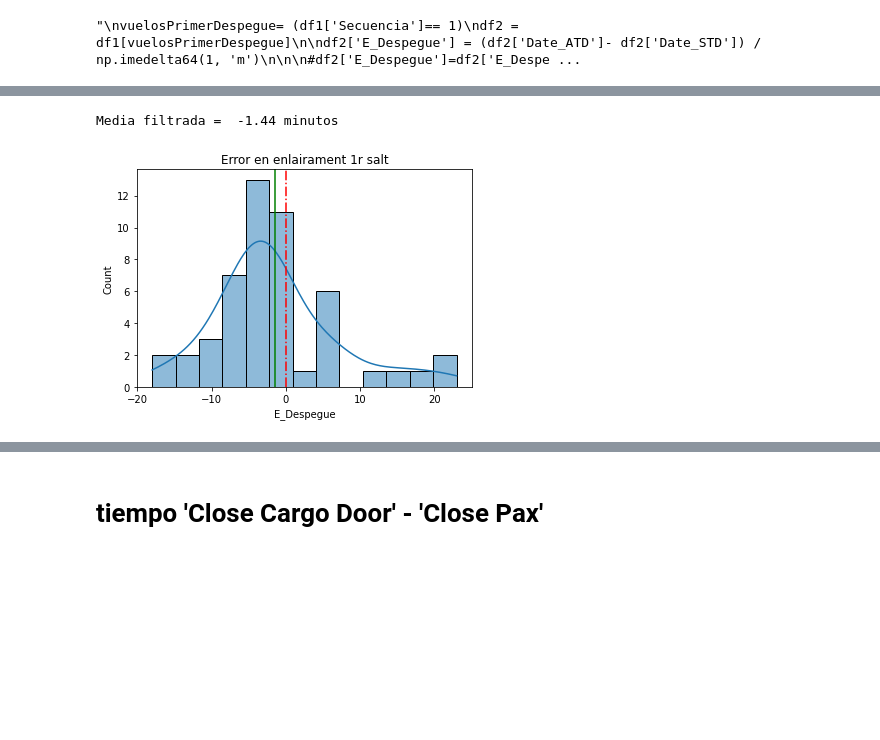
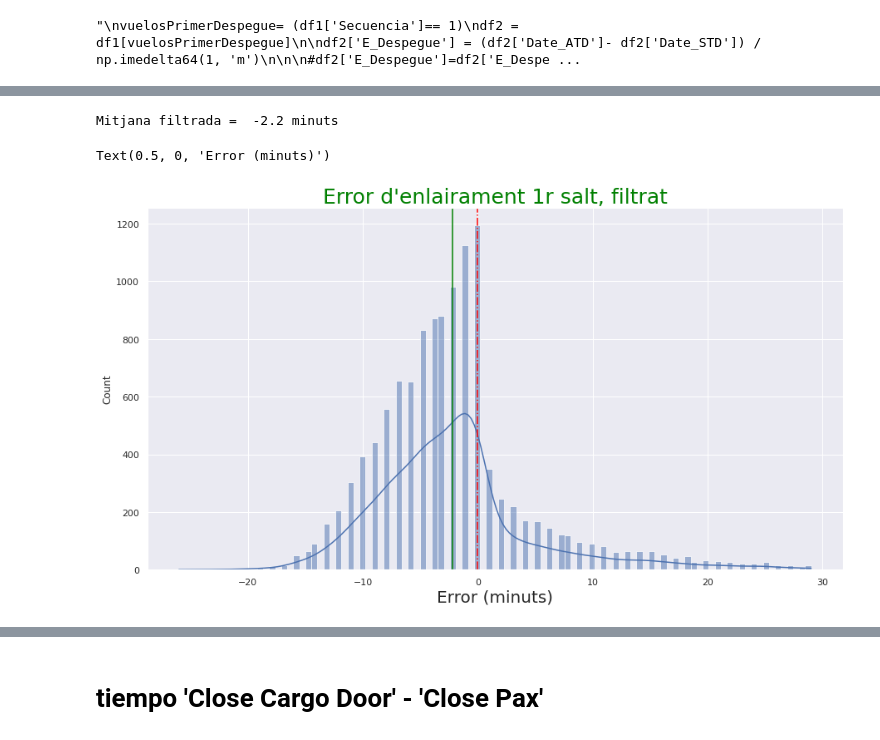
Before and after one commit to JMML2021/Avaluaci-final-per-passar-a-projecte, a Jupyter notebook: Calculo Vueling 2022 con codigos Rev G.ipynb, the cells around one changed output, grey strips where cells are left out. Cells and saved outputs as stored; diff of their text form; code cells hidden in the pictures; blank space fills up the shorter version.

```diff
--- a/Calculo Vueling 2022 con codigos Rev G.ipynb
+++ b/Calculo Vueling 2022 con codigos Rev G.ipynb
@@ -66,7 +66,7 @@ Mounted at /content/drive
 # %%
 path='/content/drive/MyDrive/2022.06.03 2022_delay + cierre puertas CORTO.xlsx'
 # %%
-#path= '/content/drive/MyDrive/Ficheros de Vueling/2022.06.03 2022_delay + cierre puertas.xlsx'
+path= '/content/drive/MyDrive/Ficheros de Vueling/2022.06.03 2022_delay + cierre puertas.xlsx'
 # %%
 # Abrir fichero de Github.
 #path='/content/drive/MyDrive/2022.06.03 2022_delay + cierre puertas CORTO.xlsx'
@@ -518,21 +530,24 @@ Text(0.5, 1.0, 'Distribució Error 1r enlairament')
 # %%
 # Eliminar los outliers
 df2=df.copy()
 dfEliminarOutliers= ((df2['Secuencia']== 1) & (df2['E_Despegue']< 30) & (df2['E_Despegue']> -30))
 
 df2 = df[dfEliminarOutliers]
 #
+plt.figure(figsize = (15,8))
 p= sns.histplot(data= df2.E_Despegue, kde= True)
-p.set_title("Error en enlairament 1r salt")
+p.set_title("Error d'enlairament 1r salt, filtrat", fontsize=25, color='green')
 mediaFiltrada = round(df2['E_Despegue'].mean(),2)
 p.axvline(mediaFiltrada, 0,12, color = 'green')                       # Media real
 p.axvline(x = 0, ymin=0, ymax= 12, color='red', linestyle= 'dashdot') # Objetivo
 print()
-print('Media filtrada = ', mediaFiltrada, 'minutos')
+print('Mitjana filtrada = ', mediaFiltrada, 'minuts')
 #print(df2[['Secuencia', 'E_Despegue', 'AeropuertoKey1' ]])
+p.set_xlabel("Error (minuts)", fontsize = 20)
 # %% [output]
-Media filtrada =  -1.44 minutos
+Mitjana filtrada =  -2.2 minuts
+Text(0.5, 0, 'Error (minuts)')
-[figure, old version]
+[figure, new version]
 # %%
 # Para saber la puntualidad solo de Barcelona
 df2barcelonaPuntualida = (df2['DEP']== 'BCN')
```
Also changed, not shown: parts of 55 cells of this notebook.
